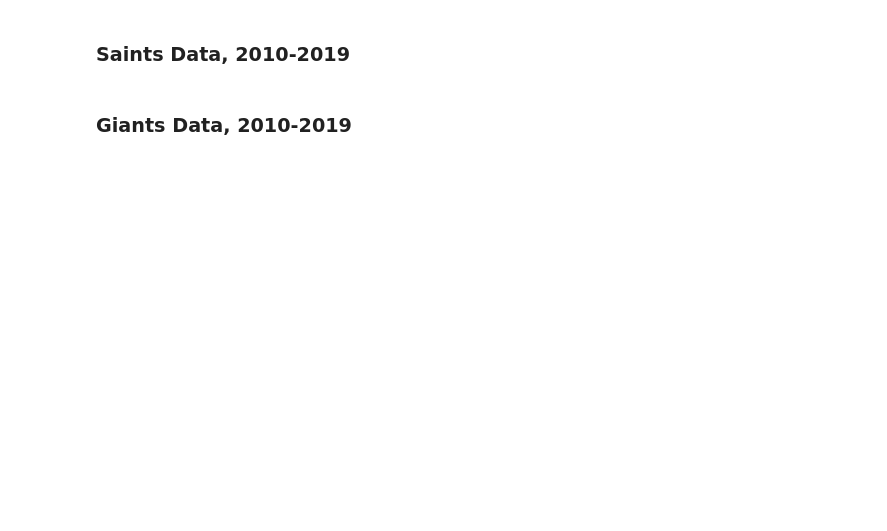
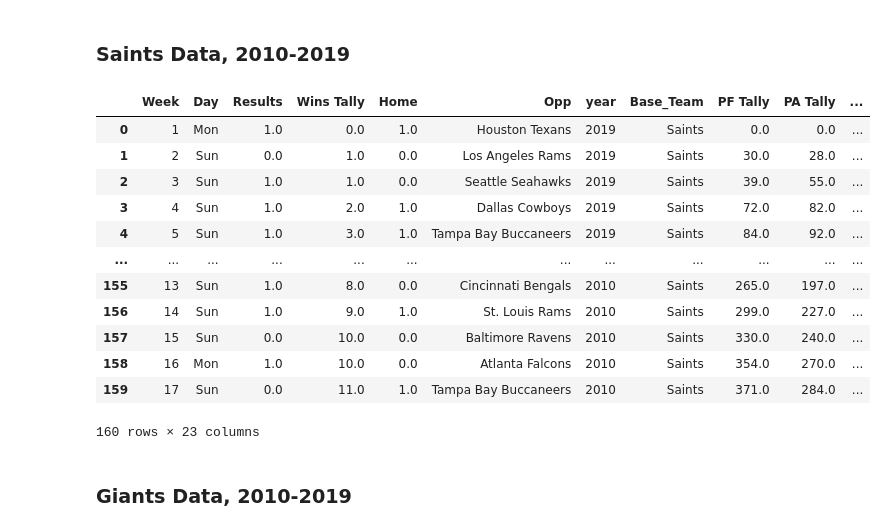
Before and after one commit to amnichols93/final_project, a Jupyter notebook: compiling.ipynb, the cells around one changed output. Saved outputs shown, nothing was run; the diff lists cells and outputs as text; code cells hidden in the pictures; blank space fills up the shorter version.

```diff
--- a/compiling.ipynb
+++ b/compiling.ipynb
@@ -937,32 +993,46 @@ saints_df2017 = yearly_data(df=saints_df2017, year=2017,
                         QB='Drew Brees')
 
 saints_df2018 = yearly_data(df=saints_df2018, year=2018,
                         HC='Sean Payton',
                         OC='Pete Carmichael',
                         DC="Dennis Allen",
                         QB='Drew Brees',
                         QB2='Teddy Bridgewater', QB2_range=17)
 
 saints_df2019 = yearly_data(df=saints_df2019, year=2019,
                         HC='Sean Payton',
                         OC='Pete Carmichael',
                         DC="Dennis Allen",
                         QB='Drew Brees',
                         QB2='Teddy Bridgewater', QB2_range=range(3,8,1))
 
 # Make master dataframe for team
 saints_df = saints_df2019.append(saints_df2018, ignore_index=True)
 saints_df = saints_df.append(saints_df2017, ignore_index=True)
 saints_df = saints_df.append(saints_df2016, ignore_index=True)
 saints_df = saints_df.append(saints_df2015, ignore_index=True)
 saints_df = saints_df.append(saints_df2014, ignore_index=True)
 saints_df = saints_df.append(saints_df2013, ignore_index=True)
 saints_df = saints_df.append(saints_df2012, ignore_index=True)
 saints_df = saints_df.append(saints_df2011, ignore_index=True)
 saints_df = saints_df.append(saints_df2010, ignore_index=True)
 
 saints_df['Base_Team'] = 'Saints'
-saints_df = _df.sort_values(by=['year', 'Week'], ascending=[False, True])
+saints_df = saints_df.sort_values(by=['year', 'Week'], ascending=[False, True])
 
 saints_df
+# %% [output]
+|  | Week | Day | Results | Wins Tally | Home | Opp | year | Base_Team | PF Tally | PA Tally | ... |
+| 0 | 1 | Mon | 1.0 | 0.0 | 1.0 | Houston Texans | 2019 | Saints | 0.0 | 0.0 | ... |
+| 1 | 2 | Sun | 0.0 | 1.0 | 0.0 | Los Angeles Rams | 2019 | Saints | 30.0 | 28.0 | ... |
+| 2 | 3 | Sun | 1.0 | 1.0 | 0.0 | Seattle Seahawks | 2019 | Saints | 39.0 | 55.0 | ... |
+| 3 | 4 | Sun | 1.0 | 2.0 | 1.0 | Dallas Cowboys | 2019 | Saints | 72.0 | 82.0 | ... |
+| 4 | 5 | Sun | 1.0 | 3.0 | 1.0 | Tampa Bay Buccaneers | 2019 | Saints | 84.0 | 92.0 | ... |
+| ... | ... | ... | ... | ... | ... | ... | ... | ... | ... | ... | ... |
+| 155 | 13 | Sun | 1.0 | 8.0 | 0.0 | Cincinnati Bengals | 2010 | Saints | 265.0 | 197.0 | ... |
+| 156 | 14 | Sun | 1.0 | 9.0 | 1.0 | St. Louis Rams | 2010 | Saints | 299.0 | 227.0 | ... |
+| 157 | 15 | Sun | 0.0 | 10.0 | 0.0 | Baltimore Ravens | 2010 | Saints | 330.0 | 240.0 | ... |
+| 158 | 16 | Mon | 1.0 | 10.0 | 0.0 | Atlanta Falcons | 2010 | Saints | 354.0 | 270.0 | ... |
+| 159 | 17 | Sun | 0.0 | 11.0 | 1.0 | Tampa Bay Buccaneers | 2010 | Saints | 371.0 | 284.0 | ... |
+160 rows × 23 columns
 # %%
```
Also changed, not shown: parts of 63 cells of this notebook, 32 other files.
